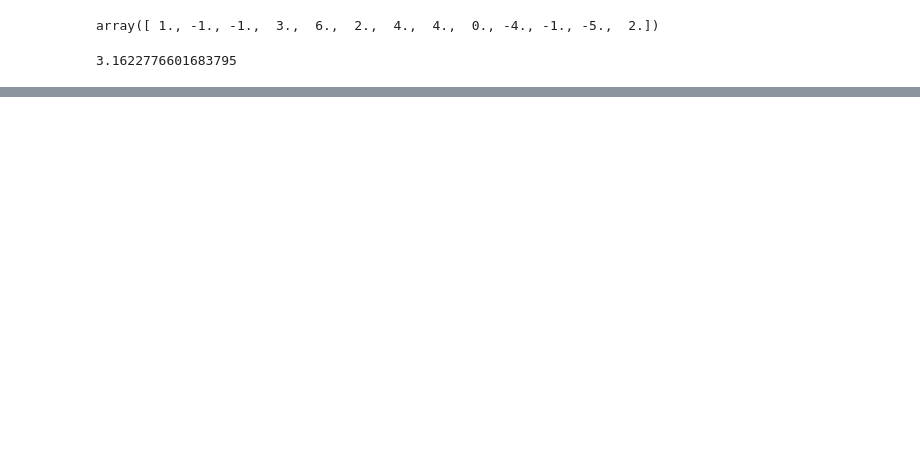
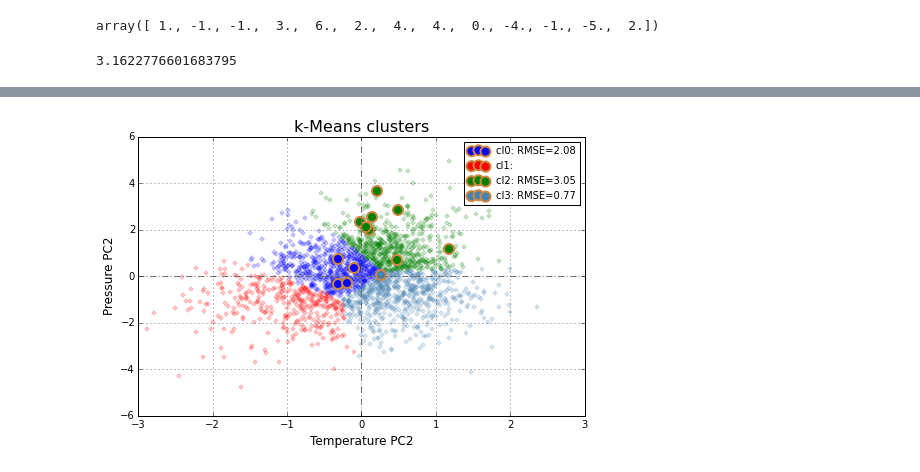
Before and after one commit to majorgowan/wpwp, a Jupyter notebook: Notebooks/wU_November2015.ipynb, the cells around one changed output, grey strips where cells are left out. Saved outputs shown, nothing was run; the diff lists cells and outputs as text; code cells hidden in the pictures; blank space fills up the shorter version.

```diff
--- a/Notebooks/wU_November2015.ipynb
+++ b/Notebooks/wU_November2015.ipynb
@@ -100,0 +228,45 @@ np.sqrt(mean((yul - cyul_Tmax[1:])**2))
+# %%
+# visualize clusters
+nclusters = 4
+clusterColumns = [2,8]
+train_data0 = featureData[clusterColumns[0]]
+train_data1 = featureData[clusterColumns[1]]
+test_data0 = pred_featureData[clusterColumns[0]]
+test_data1 = pred_featureData[clusterColumns[1]]
+
+train_classes = modelParams['classes']
+
+colors = ['blue','red','green','steelblue','salmon','honeydew']
+
+fig = plt.figure(figsize=(8.0,5.0))
+ax = fig.add_subplot(1,1,1)
+plt.plot([0,0],[-6,6],color='gray',linestyle='--',linewidth=1)
+plt.plot([-3,3],[0,0],color='gray',linestyle='--',linewidth=1)
+ax.set_xlim([-3,3])
+ax.set_ylim([-6,6])
+legs=[]
+scatPlots = []
+trainPlots = []
+for icl in range(nclusters):
+     cl0 = [t for i,t in enumerate(train_data0) if train_classes[i]==icl]
+     cl1 = [t for i,t in enumerate(train_data1) if train_classes[i]==icl]
+     trainPlots.append(ax.scatter(cl0,cl1,color=colors[icl],alpha=0.2,s=10,marker='D'))
+
+     cl0 = [t for i,t in enumerate(test_data0) if pred_classes[i]==icl]
+     cl1 = [t for i,t in enumerate(test_data1) if pred_classes[i]==icl]
+     scatPlots.append(ax.scatter(cl0,cl1,color=colors[icl],alpha=1,edgecolor='peru',linewidth=2,marker='o',s=100))
+
+     if modelPerf['RMSE'][icl] is not None:
+          legs.append('cl%d: RMSE=%.2f' % (icl,modelPerf['RMSE'][icl]))
+     else:
+          legs.append('cl%d:' % (icl))
+
+plt.legend(scatPlots,legs,fontsize=10)
+
+ax.grid(True)
+ax.set_title('k-Means clusters',size=16)
+ax.set_xlabel('Temperature PC2',size=12)
+ax.set_ylabel('Pressure PC2',size=12)
+plt.show()
+# %% [output]
+[figure, added]
```
Also changed, not shown: parts of 25 cells of this notebook, 3 other files.
